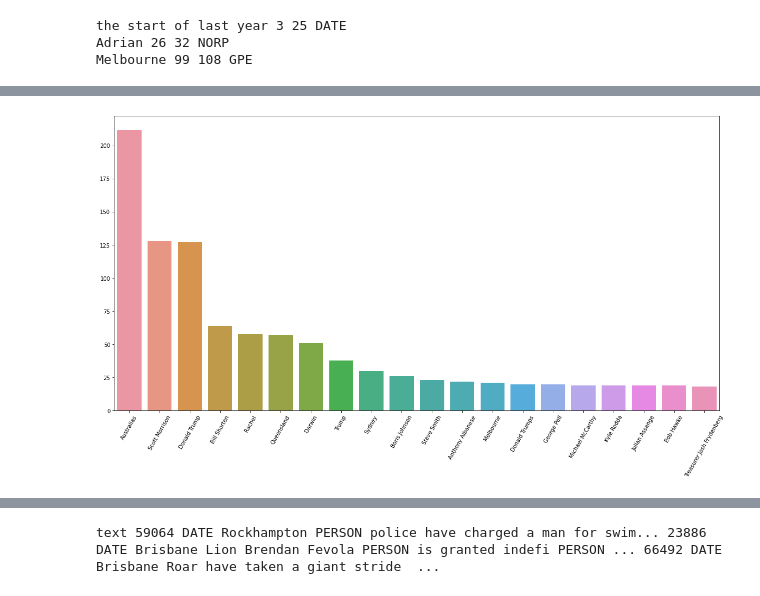
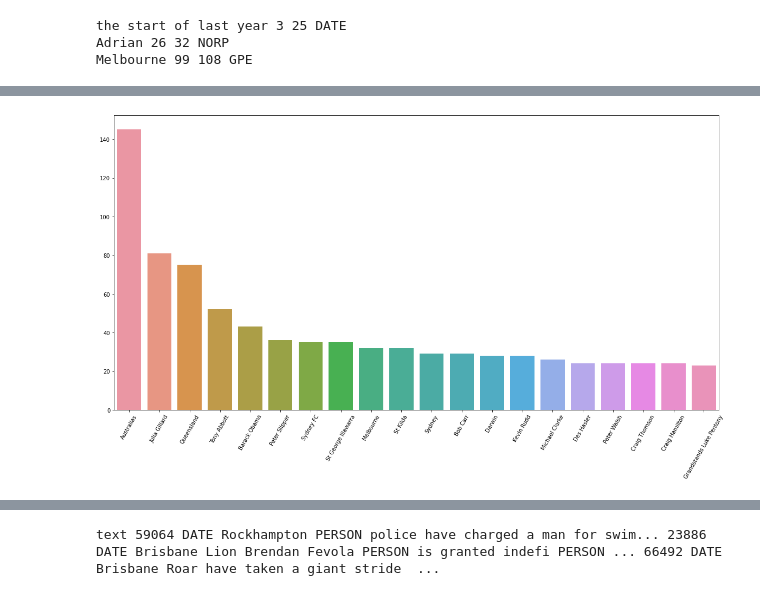
Before and after one commit to ChrisFJardine/Masterclass, a Jupyter notebook: CJardineAssignment3__NER.ipynb, the cells around one changed output, grey strips where cells are left out. Cells and saved outputs as stored; diff of their text form; code cells hidden in the pictures.

```diff
--- a/CJardineAssignment3__NER.ipynb
+++ b/CJardineAssignment3__NER.ipynb
@@ -124,4 +118,4 @@ listwords2019 = ' '.join([x for x in df2019.text]).split()
 df2020 = df[( df['date'] > pd.Timestamp(2020,1,1))  &  (df['date'] < pd.Timestamp(2021,1,1)) ]
 listwords2020 = ' '.join([x for x in df2020.text]).split()
 # %%
-ABC_staff = ['Michael Mccarthy','Kyle Rodda','Peter Newlinds','Marcus Padley','Laura Tingle','Kerry Lonergan','Leigh Sales','John Barron','Mark Humphries','Shannon Byrne','Grandstands Alister Nicholson', 'Richard Svenson','Zane Bojack','Lateline','Grandstands Dan Lonergan','Laurie Spina','Steve Mascord','Grandstands Craig Hamilton','Adam White']
+stop_names = ['Michael Mccarthy','Kyle Rodda','Peter Newlinds','Marcus Padley','Laura Tingle','Kerry Lonergan','Leigh Sales','John Barron','Mark Humphries','Shannon Byrne','Grandstands Alister Nicholson', 'Richard Svenson','Zane Bojack','Lateline','Grandstands Dan Lonergan','Laurie Spina','Steve Mascord','Grandstands Craig Hamilton','Adam White']
@@ -176,17 +122,2 @@ plt.xticks(rotation=60);
-# %%
-fdist = FreqDist(list2019_ents)
-#fdist.plot(30, cumulative = False, title = 'Top Entities of 2012' , figsize = (16,8))
-
-fdist = FreqDist(list2019_ents).most_common(20)
-all_fdist = pd.Series(dict(fdist))
-
-## Setting figure, ax into variables
-fig, ax = plt.subplots(figsize=(20,10))
-
-## Seaborn plotting using Pandas attributes + xtick rotation for ease of viewing
-all_plot = seaborn.barplot(x=all_fdist.index, y=all_fdist.values, ax=ax)
-plt.xticks(rotation=60);
-# %% [output]
-[figure, removed]
 # %%
 ABC_staff = ['Laura Tingle','Kerry Lonergan','Leigh Sales','John Barron','Mark Humphries','Shannon Byrne','Grandstands Alister Nicholson', 'Richard Svenson','Zane Bojack','Lateline','Grandstands Dan Lonergan','Laurie Spina','Steve Mascord','Grandstands Craig Hamilton','Adam White']
@@ -192,0 +129,4 @@ ABC_staff = ['Laura Tingle','Kerry Lonergan','Leigh Sales','John Barron','Mark H
+# %%
+plot_entities(extract_named_enities(df2019, stop_names))
+# %% [output]
+[figure, added]
```
Also changed, not shown: parts of 15 cells of this notebook.
